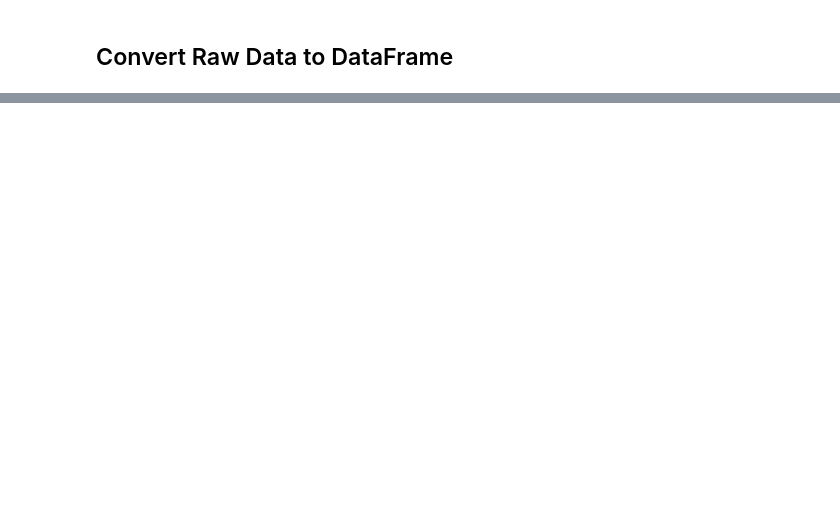
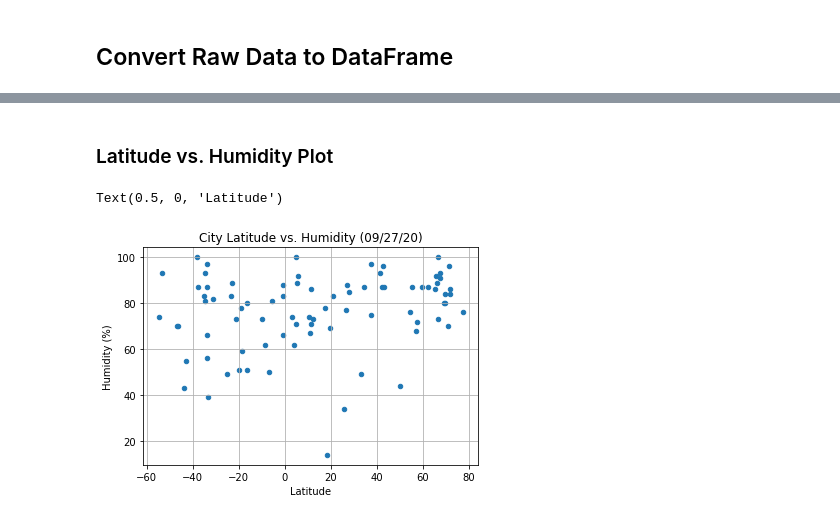
Before and after one commit to jbski/python-api-challenge, a Jupyter notebook: WeatherPy/WeatherPy.ipynb, the cells around one changed output, grey strips where cells are left out. Drawn from its saved outputs; the diff is of its cells as text; code cells hidden in the pictures; blank space fills up the shorter version.

```diff
--- a/WeatherPy/WeatherPy.ipynb
+++ b/WeatherPy/WeatherPy.ipynb
@@ -129,0 +179,10 @@ geo_weather_data_df.head()
+# %% [markdown]
+### Latitude vs. Humidity Plot
+# %%
+clean_city_data.plot(kind="scatter", x='Lat', y='Humidity', grid=True)
+plt.title(f'City Latitude vs. Humidity ({date_of_analysis})')
+plt.ylabel(f'Humidity (%)')
+plt.xlabel(f'Latitude')
+# %% [output]
+Text(0.5, 0, 'Latitude')
+[figure, added]
```
Also changed, not shown: parts of 15 cells of this notebook, 1 other file.
